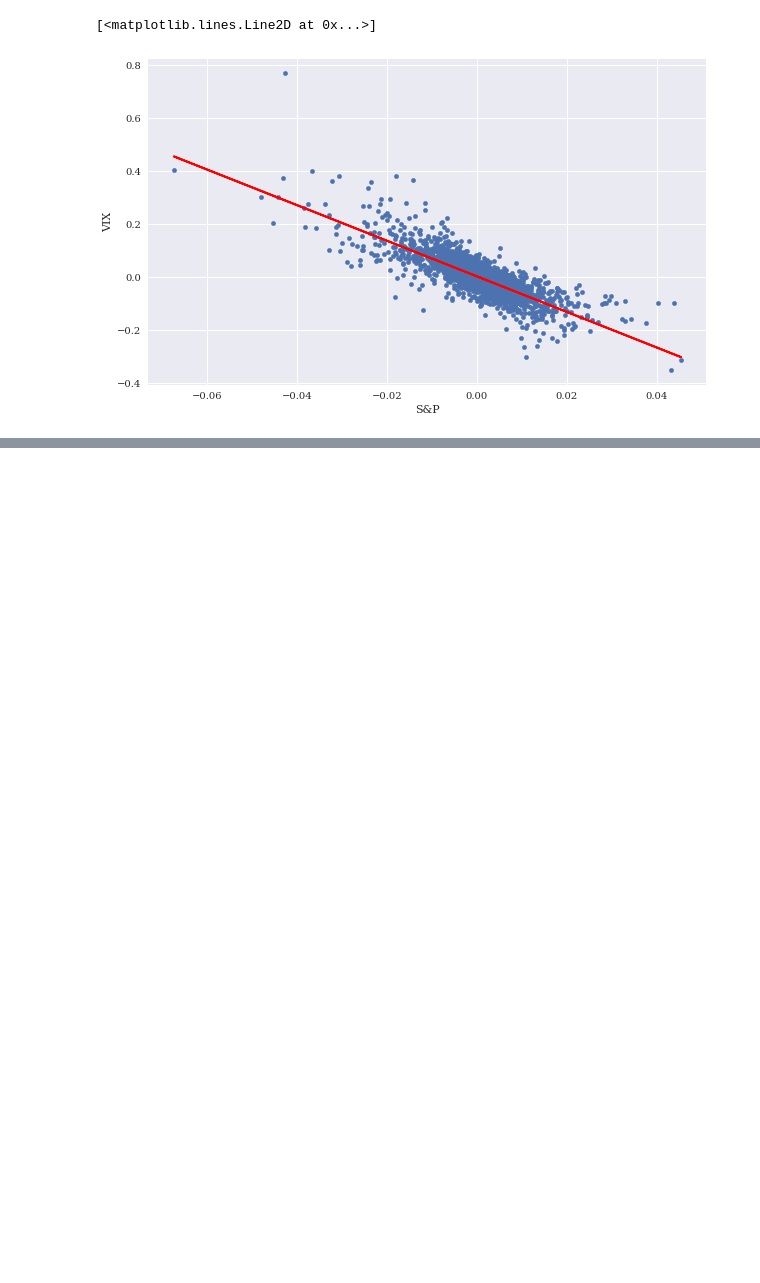
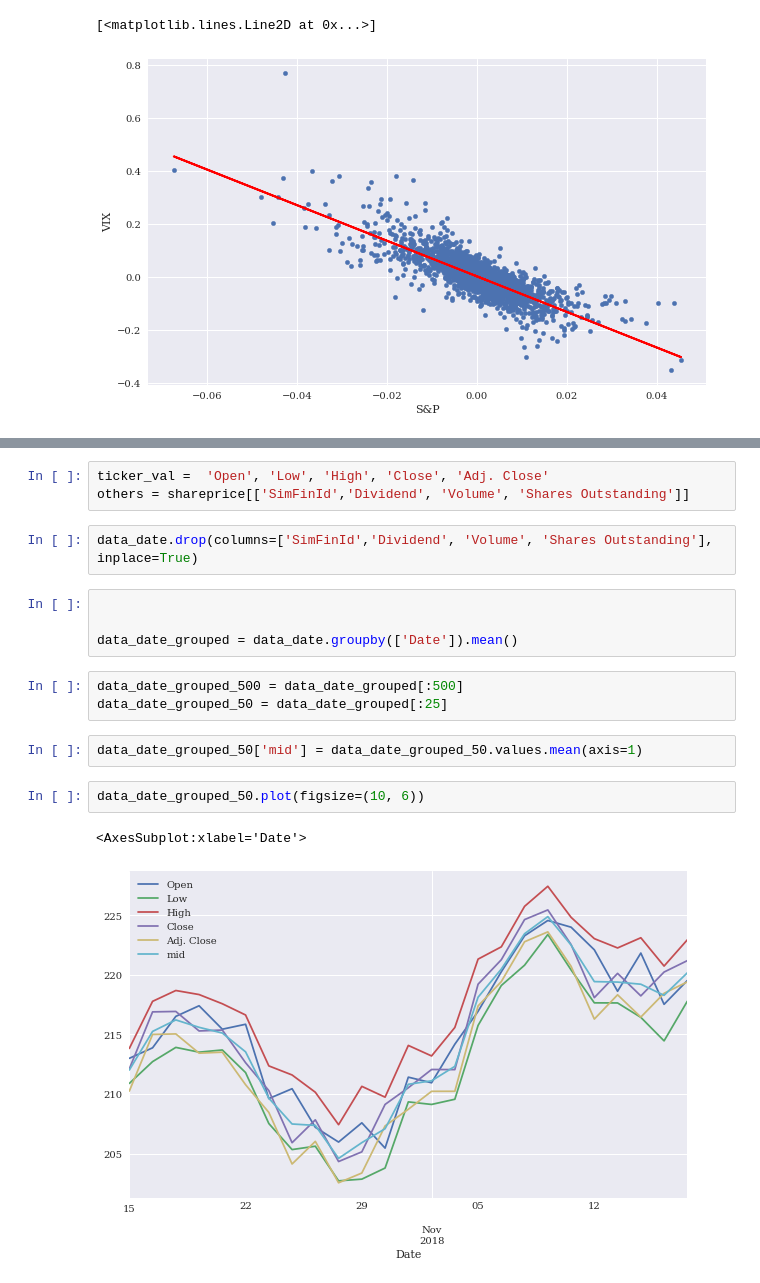
Before and after one commit to MuayThaiLegz/Financial-ML-, a Jupyter notebook: ml_data/py_for_fin.ipynb, the cells around one changed output, grey strips where cells are left out. Drawn from its saved outputs; the diff is of its cells as text; blank space fills up the shorter version.

```diff
--- a/ml_data/py_for_fin.ipynb
+++ b/ml_data/py_for_fin.ipynb
@@ -653,0 +772,19 @@ ax.axhline(retts.corr().iloc[0, 1],  c='r')
+# %%
+ticker_val =  'Open', 'Low', 'High', 'Close', 'Adj. Close'
+others = shareprice[['SimFinId','Dividend', 'Volume', 'Shares Outstanding']]
+# %%
+data_date.drop(columns=['SimFinId','Dividend', 'Volume', 'Shares Outstanding'], inplace=True)
+# %%
+
+
+data_date_grouped = data_date.groupby(['Date']).mean()
+# %%
+data_date_grouped_500 = data_date_grouped[:500]
+data_date_grouped_50 = data_date_grouped[:25]
+# %%
+data_date_grouped_50['mid'] = data_date_grouped_50.values.mean(axis=1)
+# %%
+data_date_grouped_50.plot(figsize=(10, 6))
+# %% [output]
+<AxesSubplot:xlabel='Date'>
+[figure, added]
```
Also changed, not shown: parts of 99 cells of this notebook.
